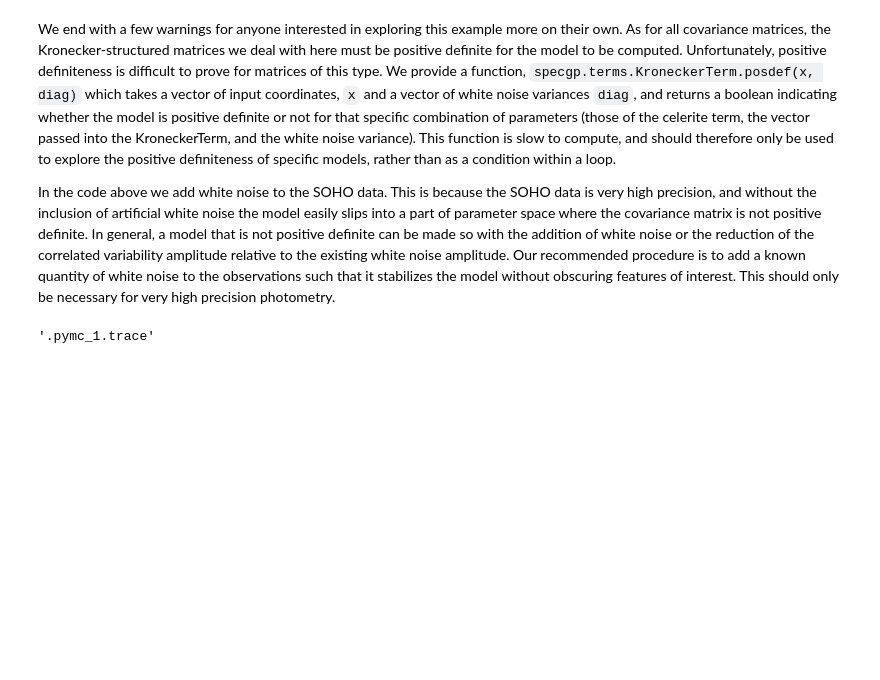
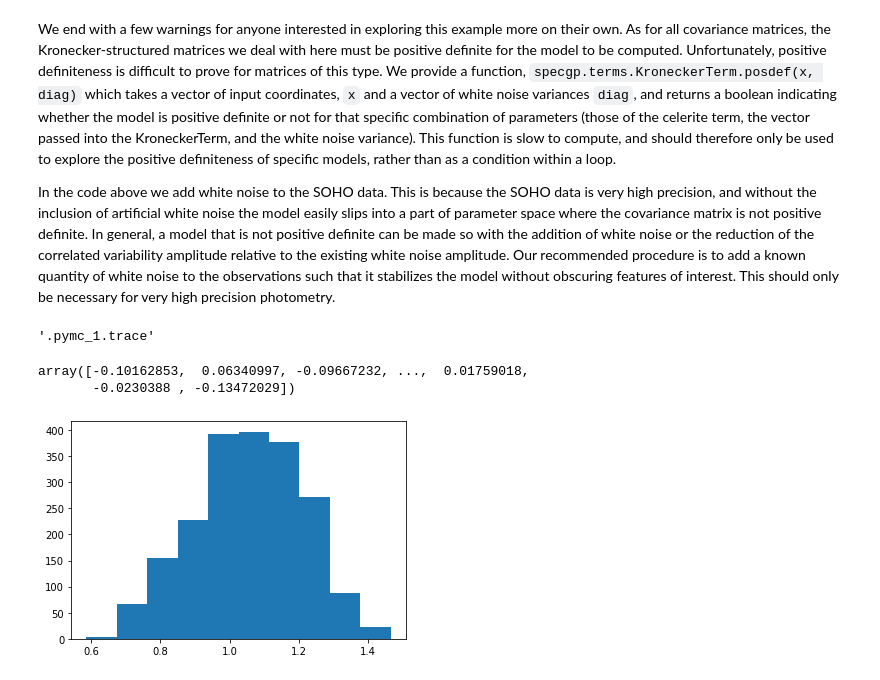
Before and after one commit to tagordon/specgp, a Jupyter notebook: docs/tutorials/soho.ipynb, the cells around one changed output. Drawn from its saved outputs; the diff is of its cells as text; code cells hidden in the pictures; blank space fills up the shorter version.

```diff
--- a/docs/tutorials/soho.ipynb
+++ b/docs/tutorials/soho.ipynb
@@ -276,3 +276,12 @@ In the code above we add white noise to the SOHO data. This is because the SOHO
 pm.save_trace(trace)
 # %% [output]
 '.pymc_1.trace'
+# %%
+y
+# %% [output]
+array([-0.10162853,  0.06340997, -0.09667232, ...,  0.01759018,
+       -0.0230388 , -0.13472029])
+# %%
+pl.hist(trace.get_values("logQ"));
+# %% [output]
+[figure, added]
```
Also changed, not shown: 1 other file.
